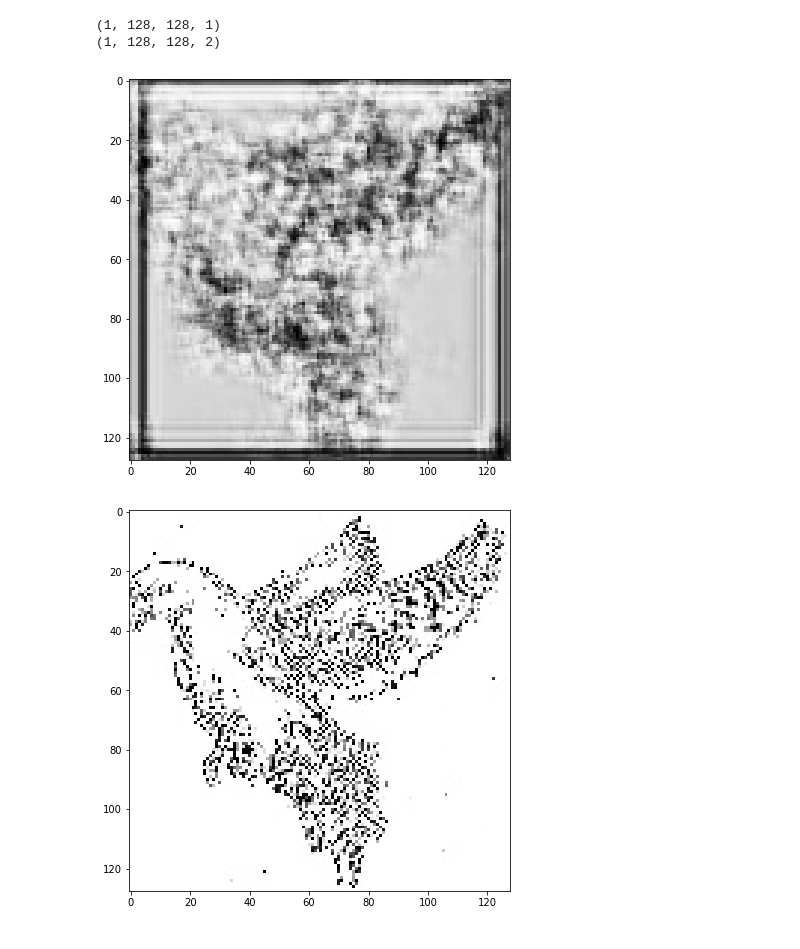
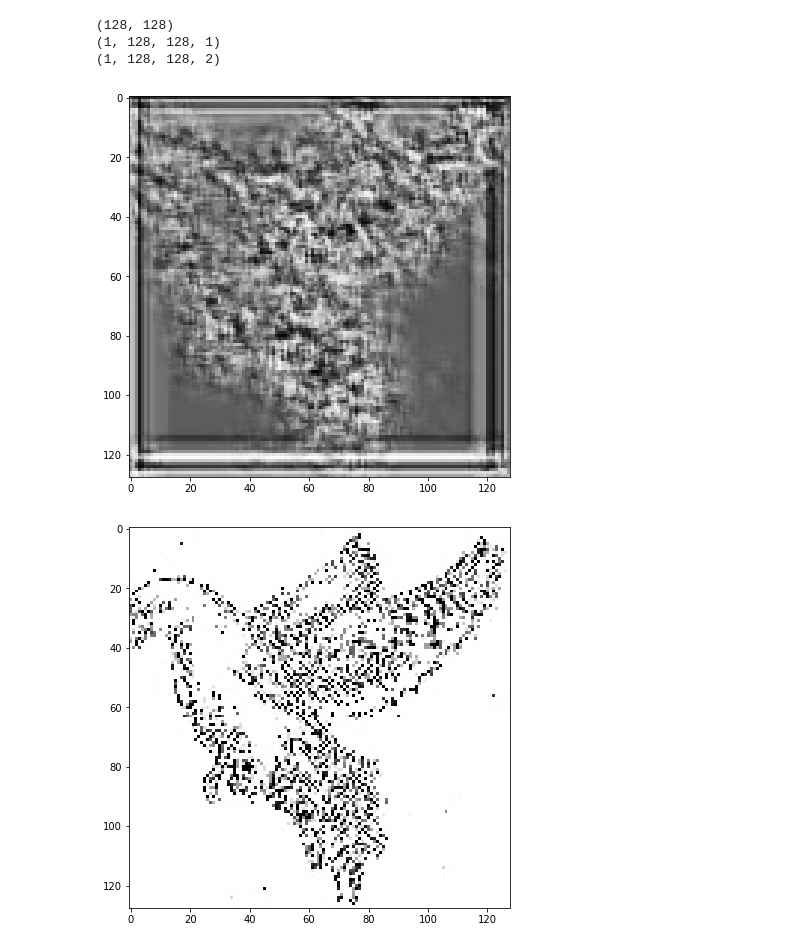
Before and after one commit to dhruvsharma1992/SketchGenGAN, a Jupyter notebook: DCGAN-Copy1.ipynb, the cells around one changed output. Saved outputs shown, nothing was run; the diff lists cells and outputs as text; code cells hidden in the pictures.

Commit message:
batchnorm->momentum

```diff
--- a/DCGAN-Copy1.ipynb
+++ b/DCGAN-Copy1.ipynb
@@ -22,6 +22,9 @@ path = os.path.join(os.getcwd(),'sketch-data')
 image = os.path.join(path,'image')
 _input = os.path.join(path,'input_t')
 output = os.path.join(path,'output_t')
+
+f_input = os.path.join(path,'input')
+f_output = os.path.join(path,'output')
 edges = os.path.join(path,'edge')
 # %%
 class DCGAN(object):
@@ -49,28 +52,28 @@ class DCGAN(object):
             padding='same'))
         self.D.add(LeakyReLU(alpha=0.2))
 
-        self.G.add(BatchNormalization(momentum=0.9))
+        self.D.add(BatchNormalization(momentum=0.9))
         self.D.add(Dropout(dropout))
 
         self.D.add(Conv2D(depth*2, 5, strides=2, padding='same'))
         self.D.add(LeakyReLU(alpha=0.2))
-        self.G.add(BatchNormalization(momentum=0.9))
+        self.D.add(BatchNormalization(momentum=0.9))
         self.D.add(Dropout(dropout))
 
         self.D.add(Conv2D(depth*4, 5, strides=2, padding='same'))
         self.D.add(LeakyReLU(alpha=0.2))
-        self.G.add(BatchNormalization(momentum=0.9))
+        self.D.add(BatchNormalization(momentum=0.9))
         self.D.add(Dropout(dropout))
 
         self.D.add(Conv2D(depth*8, 5, strides=2, padding='same'))
         self.D.add(LeakyReLU(alpha=0.2))
-        self.G.add(BatchNormalization(momentum=0.9))
+        self.D.add(BatchNormalization(momentum=0.9))
         self.D.add(Dropout(dropout))
 
 
         self.D.add(Conv2D(depth*16, 5, strides=2, padding='same'))
         self.D.add(LeakyReLU(alpha=0.2))
-        self.G.add(BatchNormalization(momentum=0.9))
+        self.D.add(BatchNormalization(momentum=0.9))
         self.D.add(Dropout(dropout))
 
 
@@ -98,20 +101,20 @@ class DCGAN(object):
             padding='same'))
         self.G.add(LeakyReLU(alpha=0.2))
         self.G.add(BatchNormalization(momentum=0.9))
-        self.D.add(Dropout(dropout))
+        self.G.add(Dropout(dropout))
         #128X128X32/64
 
         self.G.add(Conv2D(_id*2, 5, strides=2, padding='same'))
         self.G.add(LeakyReLU(alpha=0.2))
         self.G.add(BatchNormalization(momentum=0.9))
-        self.D.add(Dropout(dropout))
+        self.G.add(Dropout(dropout))
 #         64X64X64/128
 
 
         self.G.add(Conv2D(_id*4, 5, strides=2, padding='same'))
         self.G.add(LeakyReLU(alpha=0.2))
         self.G.add(BatchNormalization(momentum=0.9))
-        self.D.add(Dropout(dropout))
+        self.G.add(Dropout(dropout))
         #32X32X128/256
 #         self.D.add(Conv2D(_id*4, 5, strides=1, padding='same'))
 #         self.D.add(LeakyReLU(alpha=0.2))
@@ -145,7 +148,8 @@ class DCGAN(object):
 
         # Out: 28 x 28 x 1 grayscale image [0.0,1.0] per pix
         self.G.add(Conv2DTranspose(1, 5, padding='same'))
-        self.G.add(Activation('sigmoid'))
+#         self.G.add(Activation('sigmoid'))
+        self.G.add(Activation('tanh'))
 #         self.G.summary()
         return self.G
 
@@ -248,7 +252,9 @@ class SKETCH_CGAN(object):
                 d_loss = self.discriminator.train_on_batch(x, y)
 #                 print 'train'
 
-                y = np.ones([batch_size, 1])
+                y = np.ones([batch_size-int(batch_size*0.2), 1])
+                y = np.concatenate((y,np.zeros([int(batch_size*0.2),1])))
+                np.random.shuffle(y)
     #             noise = np.random.uniform(-1.0, 1.0, size=[batch_size, 100])
                 a_loss = self.adversarial.train_on_batch(_in, y)
 
@@ -320,24 +326,25 @@ generator = keras.models.load_model('gen.pkl')
 import os
 edges = list(os.listdir(_input))
 # %%
-im = cv2.imread(os.path.join(output,'4612.jpg'),0)
+im = cv2.imread(os.path.join(f_output,'4612.jpg'),0)
 # print im
 im = np.array(im)
-# print im.shape
+print im.shape
 im = im.reshape(-1, 128, 128, 1).astype(np.float32)
 print im.shape
-noise = np.random.uniform(-1.0, 1.0, size=[128, 128]).reshape(1,128,128,1)
+noise = np.random.uniform(-0.1, 0.1, size=[128, 128]).reshape(1,128,128,1)
 im = np.concatenate((im,noise),axis=3)
 print im.shape
 gen = mnist_dcgan.generator.predict(im)*256
 # print gen
 import matplotlib.pyplot as plot
 #fro
 _gen = gen[0].reshape(128,128)
 plot.imshow(_gen,cmap='gray')
 plot.show()
 # %% [output]
+(128, 128)
 (1, 128, 128, 1)
 (1, 128, 128, 2)
-[figure, old version]
+[figure, new version]
 # %%
```
Also changed, not shown: parts of 6 cells of this notebook.
